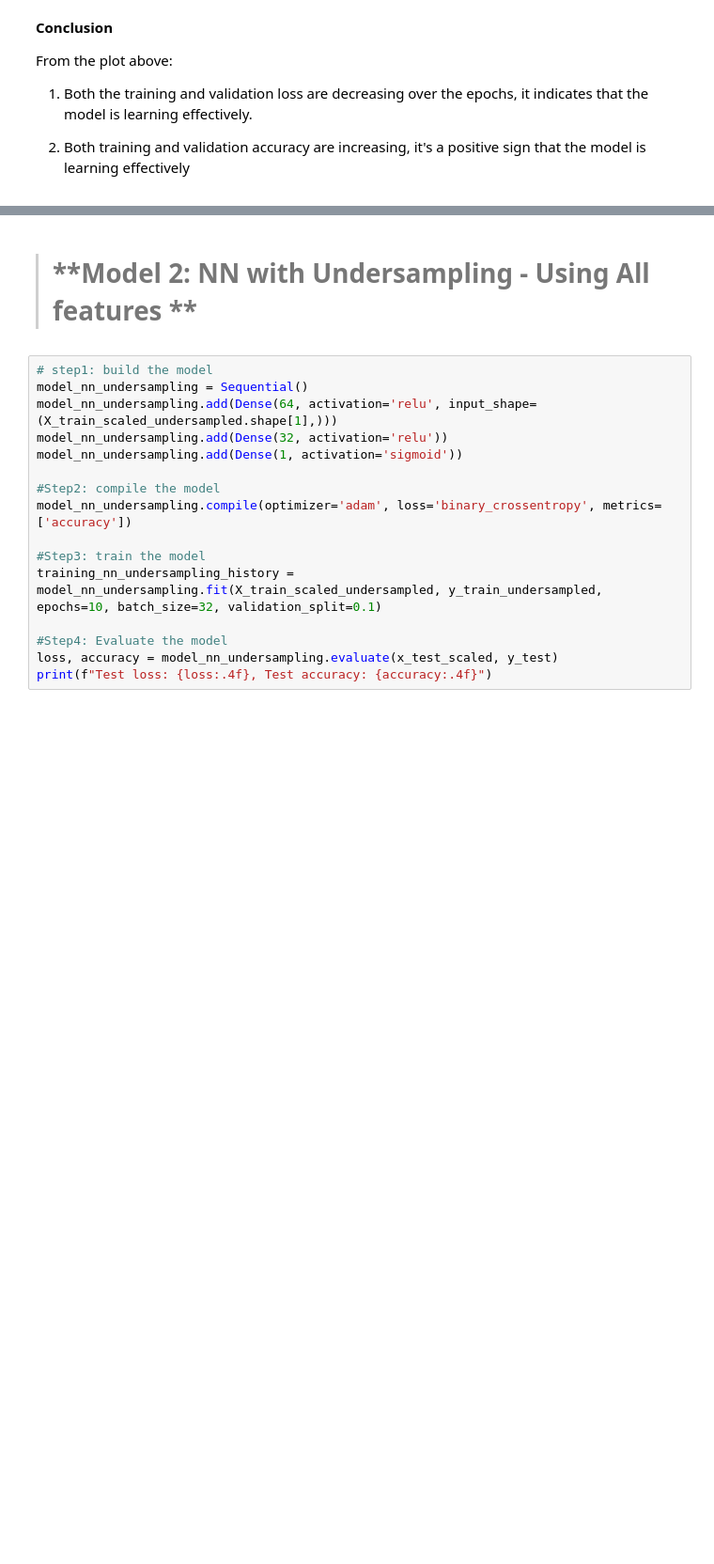
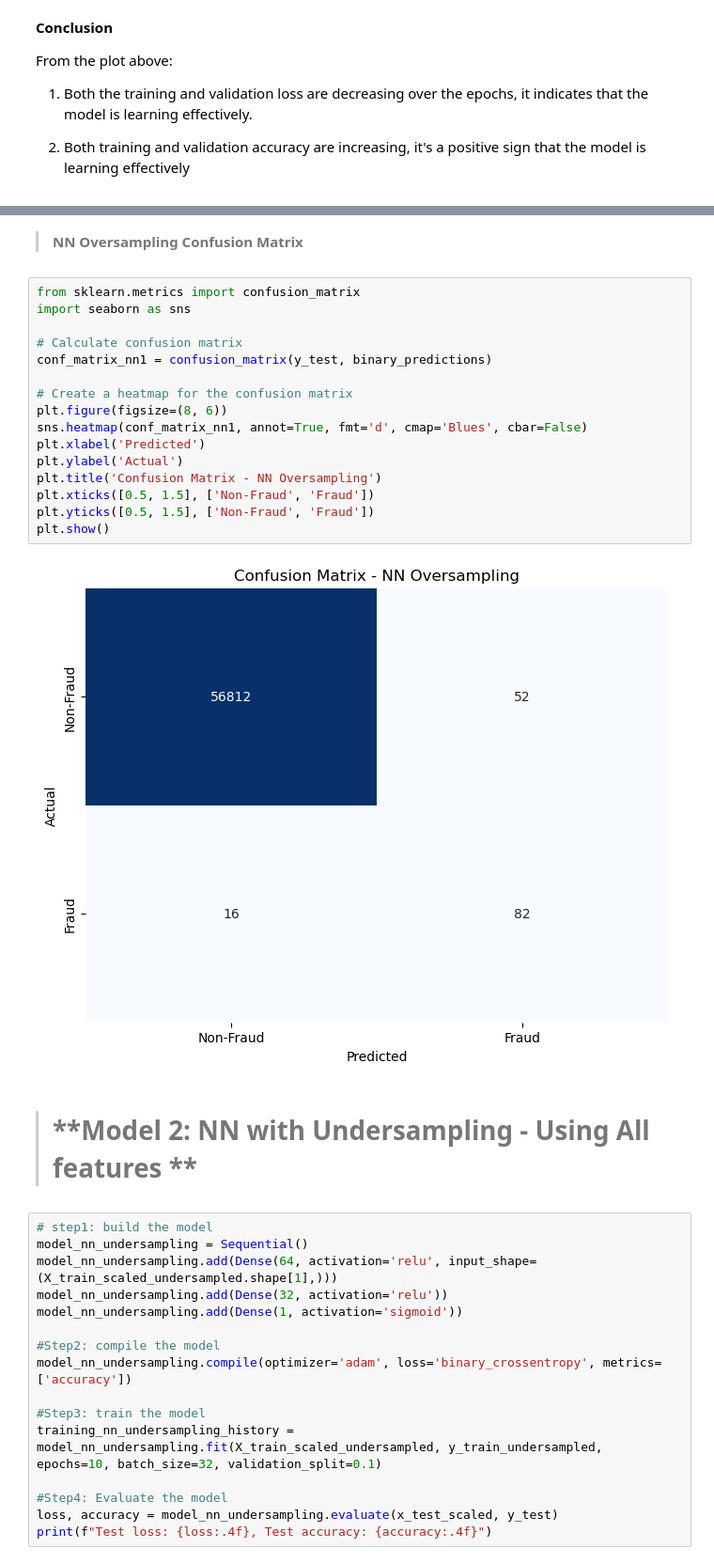
Before and after one commit to abeer7asan/abeer7asan, a Jupyter notebook: Credit Card Fraud Detection - Abeer 7asan.ipynb, the cells around one changed output, grey strips where cells are left out. Shown at 94% size. Saved outputs shown, nothing was run; the diff lists cells and outputs as text; blank space fills up the shorter version.

```diff
--- a/Credit Card Fraud Detection - Abeer 7asan.ipynb
+++ b/Credit Card Fraud Detection - Abeer 7asan.ipynb
@@ -478,6 +478,26 @@ print(binary_predictions)
  [0]
  [0]
  [0]]
+# %% [markdown]
+> **NN Oversampling Confusion Matrix**
+# %%
+from sklearn.metrics import confusion_matrix
+import seaborn as sns
+
+# Calculate confusion matrix
+conf_matrix_nn1 = confusion_matrix(y_test, binary_predictions)
+
+# Create a heatmap for the confusion matrix
+plt.figure(figsize=(8, 6))
+sns.heatmap(conf_matrix_nn1, annot=True, fmt='d', cmap='Blues', cbar=False)
+plt.xlabel('Predicted')
+plt.ylabel('Actual')
+plt.title('Confusion Matrix - NN Oversampling')
+plt.xticks([0.5, 1.5], ['Non-Fraud', 'Fraud'])
+plt.yticks([0.5, 1.5], ['Non-Fraud', 'Fraud'])
+plt.show()
+# %% [output]
+[figure, added]
 # %% [markdown]
 ># **Model 2: NN with Undersampling - Using All features **
 # %%
```
Also changed, not shown: parts of 9 cells of this notebook.
